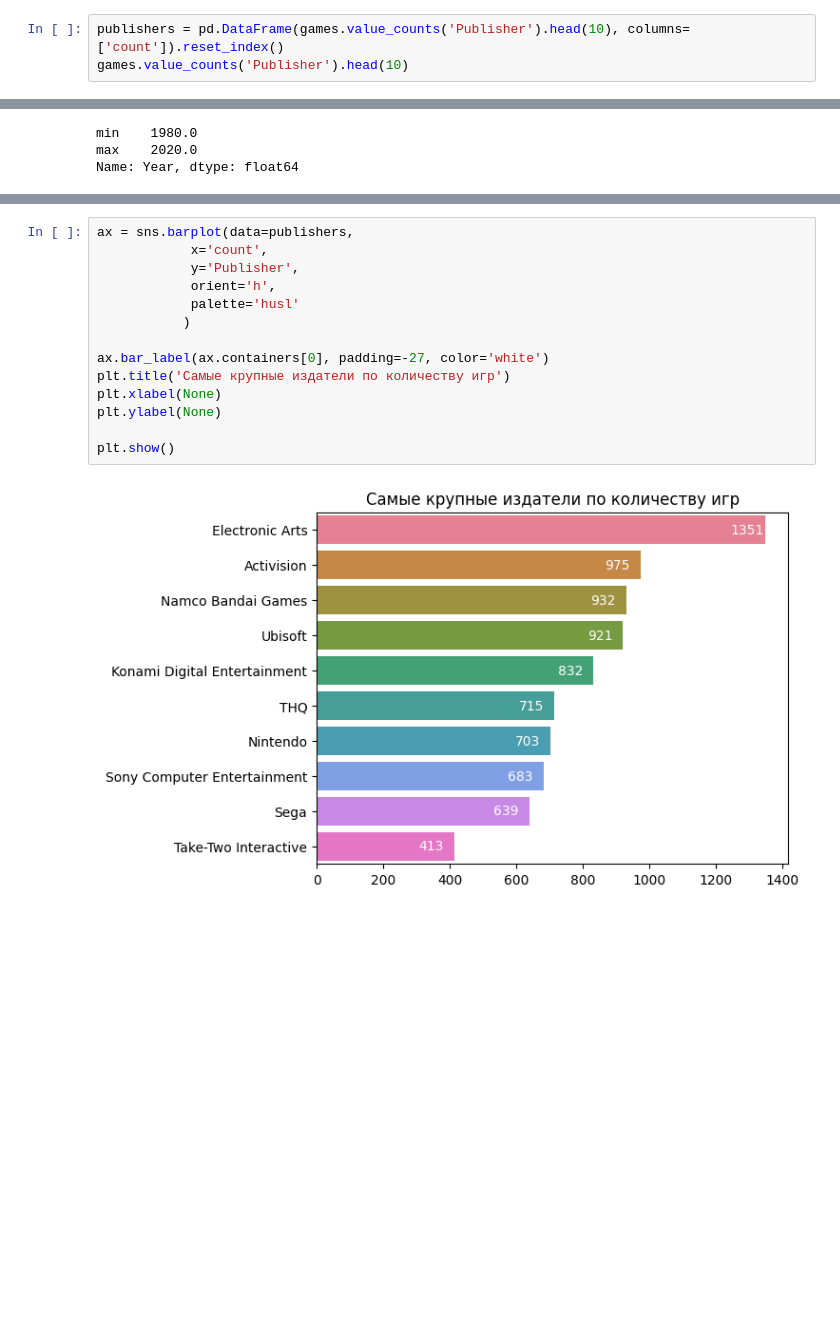
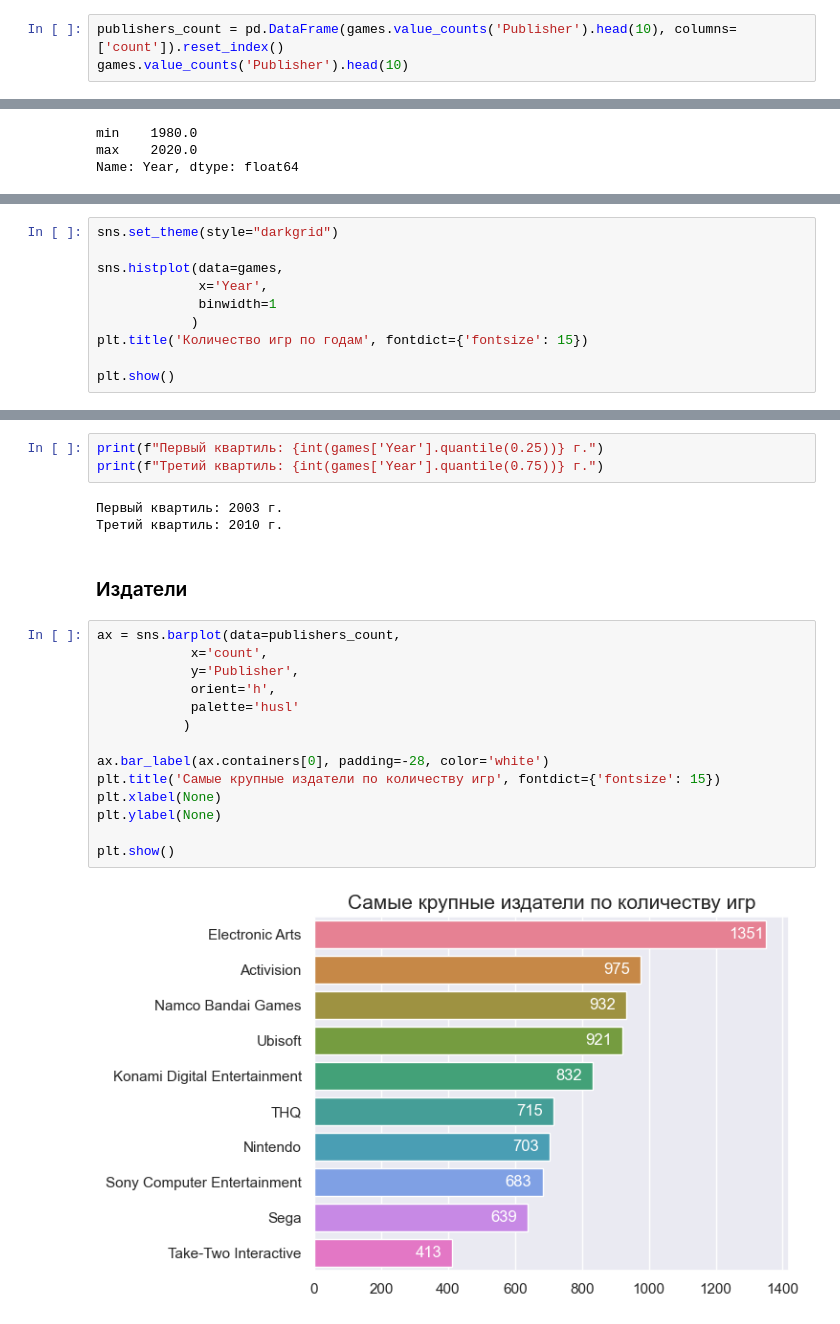
Before and after one commit to ekhavronina/data_analytics, a Jupyter notebook: video_games/video_game_sales.ipynb, the cells around one changed output, grey strips where cells are left out. Saved outputs shown, nothing was run; the diff lists cells and outputs as text; blank space fills up the shorter version.

```diff
--- a/video_games/video_game_sales.ipynb
+++ b/video_games/video_game_sales.ipynb
@@ -136,7 +136,7 @@ dtype: int64
 # %% [markdown]
 <b>Издатели с наибольшим количеством игр</b>
 # %%
-publishers = pd.DataFrame(games.value_counts('Publisher').head(10), columns=['count']).reset_index()
+publishers_count = pd.DataFrame(games.value_counts('Publisher').head(10), columns=['count']).reset_index()
 games.value_counts('Publisher').head(10)
 # %% [output]
 Publisher
@@ -164,0 +189,10 @@ Name: Year, dtype: float64
+# %%
+sns.set_theme(style="darkgrid")
+
+sns.histplot(data=games,
+             x='Year',
+             binwidth=1
+            )
+plt.title('Количество игр по годам', fontdict={'fontsize': 15})
+
+plt.show()
@@ -165,16 +223,24 @@ Name: Year, dtype: float64
+# %%
+print(f"Первый квартиль: {int(games['Year'].quantile(0.25))} г.")
+print(f"Третий квартиль: {int(games['Year'].quantile(0.75))} г.")
+# %% [output]
+Первый квартиль: 2003 г.
+Третий квартиль: 2010 г.
+# %% [markdown]
+### Издатели
 # %%
-ax = sns.barplot(data=publishers,
+ax = sns.barplot(data=publishers_count,
             x='count',
             y='Publisher',
             orient='h',
             palette='husl'
            )
 
-ax.bar_label(ax.containers[0], padding=-27, color='white')
-plt.title('Самые крупные издатели по количеству игр')
+ax.bar_label(ax.containers[0], padding=-28, color='white')
+plt.title('Самые крупные издатели по количеству игр', fontdict={'fontsize': 15})
 plt.xlabel(None)
 plt.ylabel(None)
 
 plt.show()
 # %% [output]
-[figure, old version]
+[figure, new version]
```
Also changed, not shown: parts of 17 cells of this notebook.
